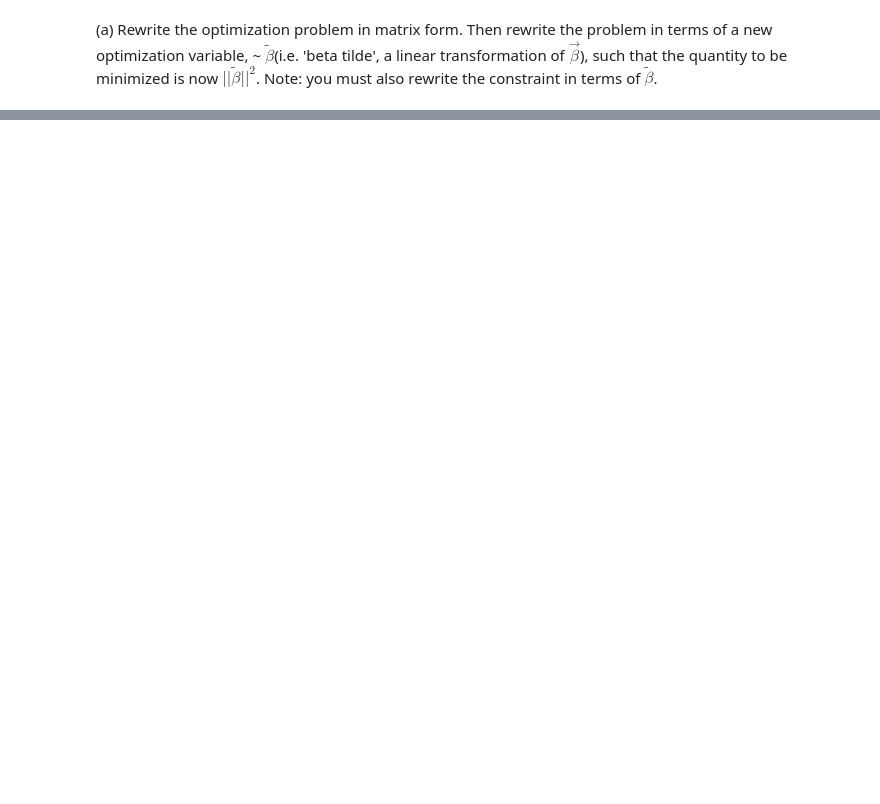
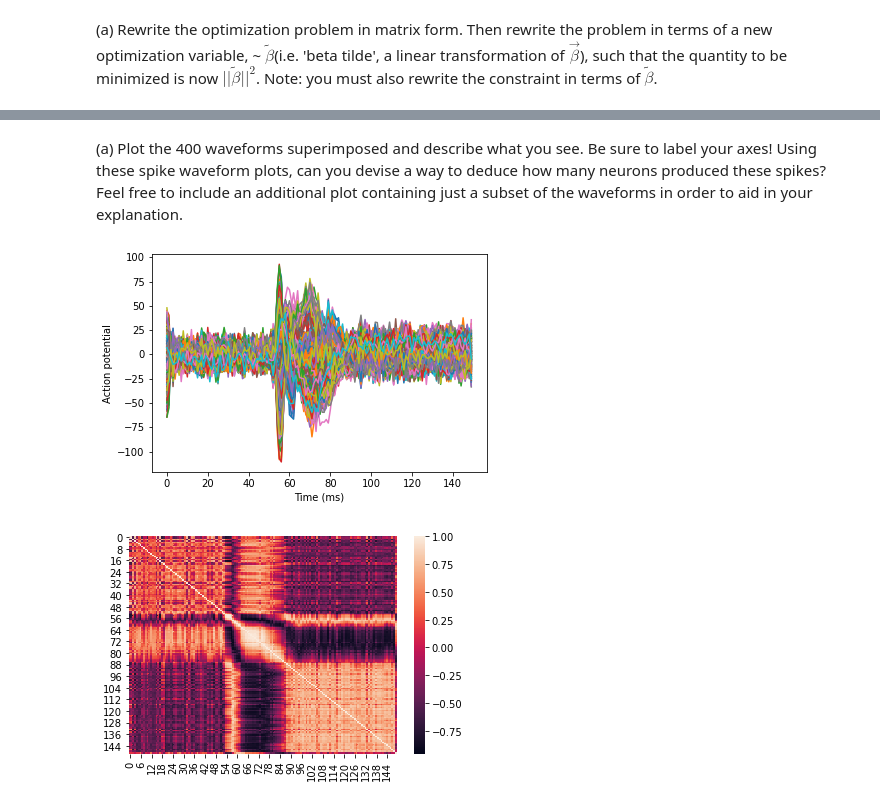
Before and after one commit to AkihitoM/Final-Project, a Jupyter notebook: Final_Project.ipynb, the cells around one changed output, grey strips where cells are left out. Drawn from its saved outputs; the diff is of its cells as text; code cells hidden in the pictures; blank space fills up the shorter version.

```diff
--- a/Final_Project.ipynb
+++ b/Final_Project.ipynb
@@ -350,0 +483,27 @@ a new optimization variable, ~ $\tilde{\beta}$(i.e. 'beta tilde', a linear trans
+# %% [markdown]
+(a) Plot the 400 waveforms superimposed and describe what you see. Be sure to label your
+axes! Using these spike waveform plots, can you devise a way to deduce how many
+neurons produced these spikes? Feel free to include an additional plot containing just a
+subset of the waveforms in order to aid in your explanation.
+# %%
+DataQ4=spio.loadmat('/Users/akihitomaruya/Desktop/Courses/Class2021/Fall/Math tool for cognitive and neural science/hw2-files/windowedSpikes.mat')
+DataQ4=DataQ4['data']
+plt.figure()
+plt.plot(np.arange(0,150,step=1).reshape(-1,1),DataQ4.T)
+plt.xlabel('Time (ms)')
+plt.ylabel('Action potential')
+plt.show()
+D=DataQ4;
+from sklearn.preprocessing import StandardScaler
+D_scaled = StandardScaler().fit_transform( D )
+
+# Covariance matrix
+
+Corr=1/(400)*D_scaled.T@D_scaled
+
+sn.heatmap(Corr, annot=False, fmt='g')
+plt.show()
+#(a) Count the number of overlap by finding high correlation and subtract from all
+# %% [output]
+[figure, added]
+[figure, added]
```
Also changed, not shown: parts of 77 cells of this notebook.
